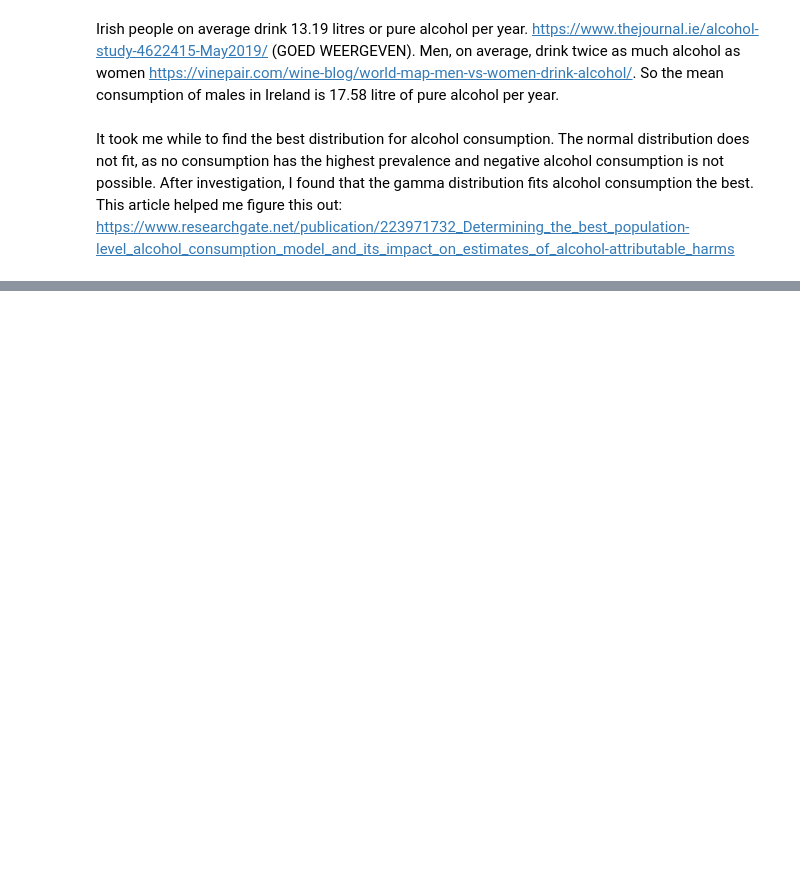
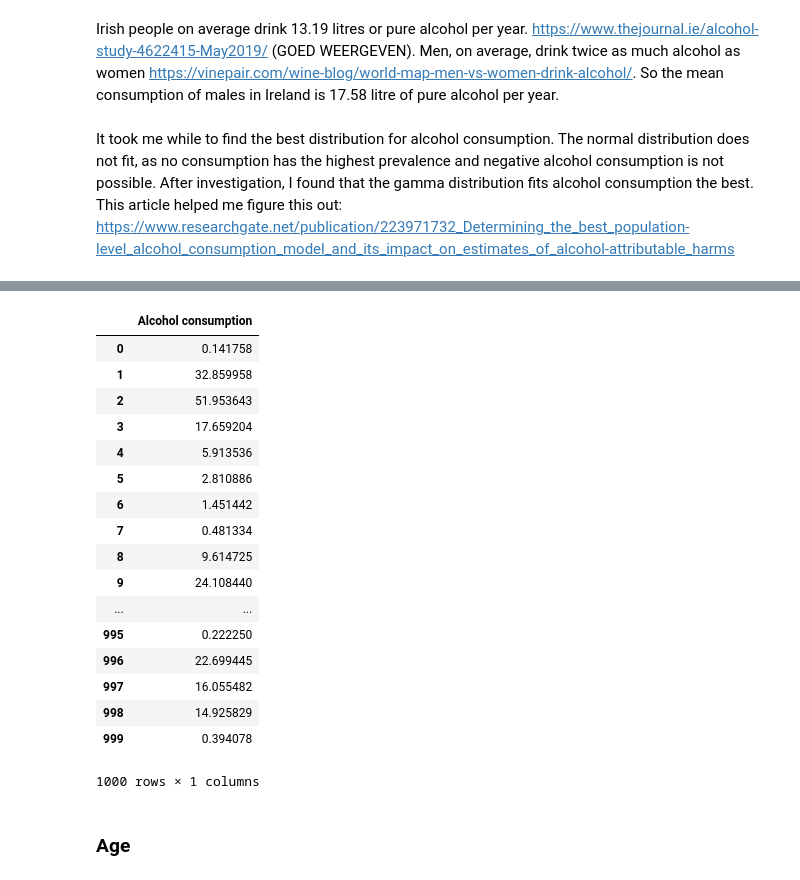
Before and after one commit to Ardvb/ProjectProgrammingforDataAnalysis2019, a Jupyter notebook: Project2019.ipynb, the cells around one changed output, grey strips where cells are left out. Cells and saved outputs as stored; diff of their text form; code cells hidden in the pictures; blank space fills up the shorter version.

```diff
--- a/Project2019.ipynb
+++ b/Project2019.ipynb
@@ -29,0 +54,23 @@ sns.distplot(x);
+# %%
+df
+# %% [output]
+|  | Alcohol consumption |
+| 0 | 0.141758 |
+| 1 | 32.859958 |
+| 2 | 51.953643 |
+| 3 | 17.659204 |
+| 4 | 5.913536 |
+| 5 | 2.810886 |
+| 6 | 1.451442 |
+| 7 | 0.481334 |
+| 8 | 9.614725 |
+| 9 | 24.108440 |
+| ... | ... |
+| 995 | 0.222250 |
+| 996 | 22.699445 |
+| 997 | 16.055482 |
+| 998 | 14.925829 |
+| 999 | 0.394078 |
+1000 rows × 1 columns
+# %% [markdown]
+### Age
```
Also changed, not shown: parts of 20 cells of this notebook.
